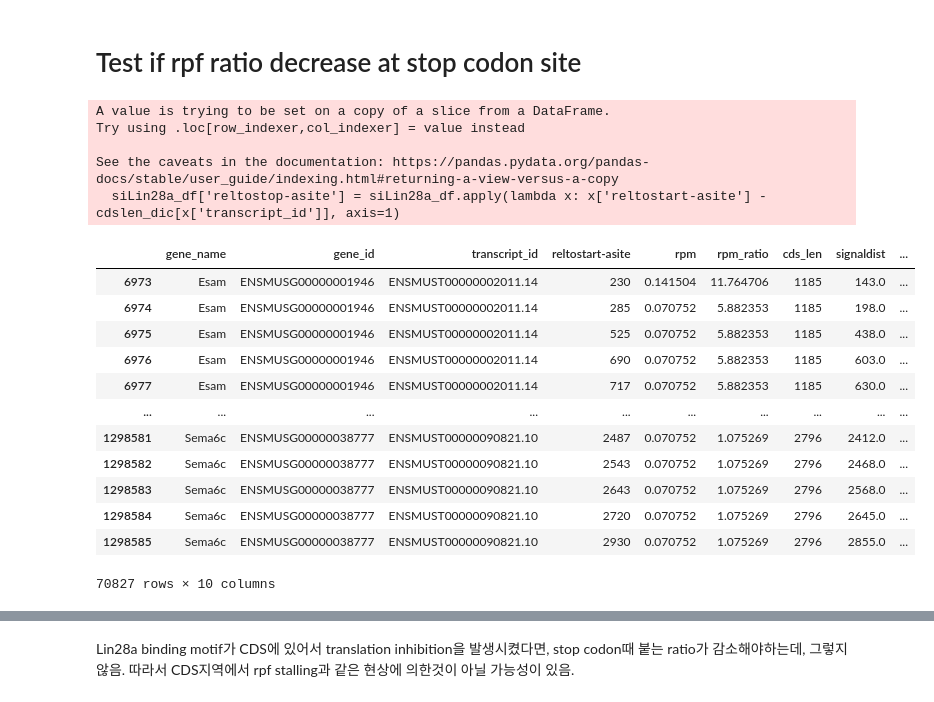
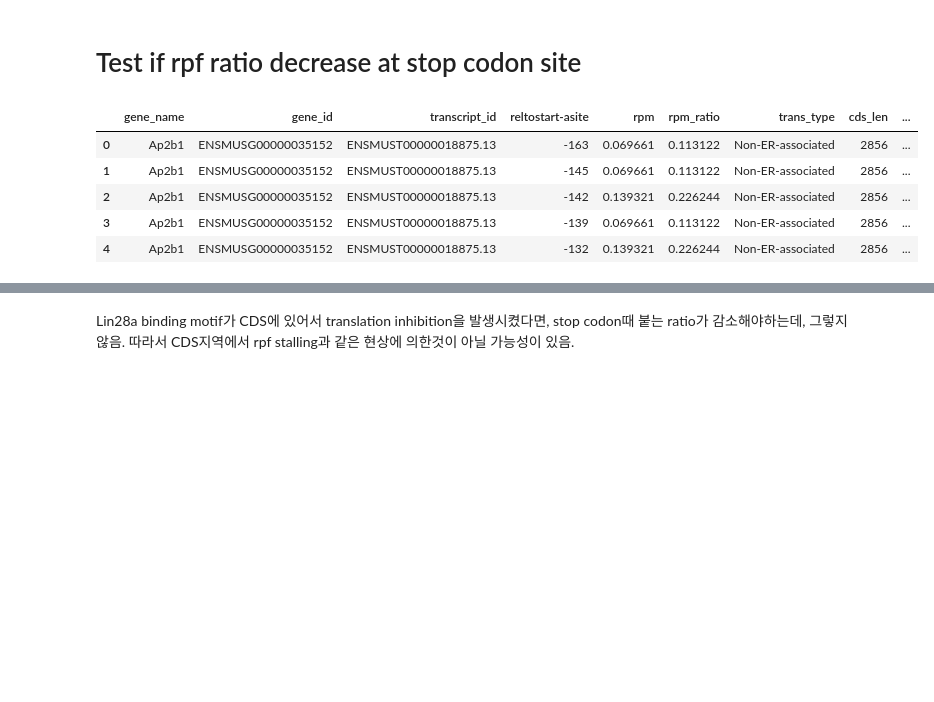
Before and after one commit to junsoopablo/bioinfo2_project, a Jupyter notebook: self_proj/riboseq_depth_change.ipynb, the cells around one changed output, grey strips where cells are left out. Cells and saved outputs as stored; diff of their text form; code cells hidden in the pictures; blank space fills up the shorter version.

```diff
--- a/self_proj/riboseq_depth_change.ipynb
+++ b/self_proj/riboseq_depth_change.ipynb
@@ -281,12 +281,14 @@ peakmid_dic = {k:v for k,v in peakmid_dic.items() if len(v)>0}
 # %% [markdown]
 # Select highly expressing genes
 # %%
+# startcodon에서 enrich되는 peak을 보니깐 +13 nt offset으로 예상됨
+
 def select_highly_expressing_genes(file):
     rpf_all = pd.read_csv(file, sep='\t', names=['transcript_id','start','end','count'])
     # select representative isoforms
     rpf_all = pd.merge(rpf_all, codinglengths_gene, on='transcript_id', how='inner')
-    rpf_all['reltostart-asite'] = rpf_all['start'] - rpf_all['utr5'] + 18
-    rpf_all = rpf_all.loc[rpf_all['reltostart-asite']>0]
+    rpf_all['reltostart-asite'] = rpf_all['start'] - rpf_all['utr5'] + 13
+    # rpf_all = rpf_all.loc[rpf_all['reltostart-asite']>0]
     # select highly expressing genes
     rpf = rpf_all.groupby(['gene_name','transcript_id']).sum().sort_values(by='count', ascending=False)[['count']].reset_index()
     total_read = rpf['count'].sum()
@@ -411,12 +589,12 @@ siLin28a_df
 # %%
-siLuc_df['signaldist'] = siLuc_df.apply(lambda x: x['reltostart-asite'] - nsignal_prot_dic[x['gene_id']][1] if x['gene_id'] in nsignal_prot_dic.keys() else None, axis=1)
-siLin28a_df['signaldist'] = siLin28a_df.apply(lambda x: x['reltostart-asite'] - nsignal_prot_dic[x['gene_id']][1] if x['gene_id'] in nsignal_prot_dic.keys() else None, axis=1)
+# siLuc_df['signaldist'] = siLuc_df.apply(lambda x: x['reltostart-asite'] - nsignal_prot_dic[x['gene_id']][1] if x['gene_id'] in nsignal_prot_dic.keys() else None, axis=1)
+# siLin28a_df['signaldist'] = siLin28a_df.apply(lambda x: x['reltostart-asite'] - nsignal_prot_dic[x['gene_id']][1] if x['gene_id'] in nsignal_prot_dic.keys() else None, axis=1)
 
-siLuc_df['signaldist_group'] = np.where(siLuc_df['signaldist'] <=0, True, False)
-siLin28a_df['signaldist_group'] = np.where(siLin28a_df['signaldist'] <=0, True, False)
+# siLuc_df['signaldist_group'] = np.where(siLuc_df['signaldist'] <=0, True, False)
+# siLin28a_df['signaldist_group'] = np.where(siLin28a_df['signaldist'] <=0, True, False)
 
-siLuc_df = siLuc_df.loc[siLuc_df['signaldist'].notnull()]
-siLin28a_df = siLin28a_df.loc[siLin28a_df['signaldist'].notnull()]
+# siLuc_df = siLuc_df.loc[siLuc_df['signaldist'].notnull()]
+# siLin28a_df = siLin28a_df.loc[siLin28a_df['signaldist'].notnull()]
 
 
-siLin28a_df
+# siLin28a_df
@@ -492,24 +634,12 @@ Text(0.5, 0, "Distance from 3'end of signal peptide")
 # %%
 siLin28a_df['reltostop-asite'] = siLin28a_df.apply(lambda x: x['reltostart-asite'] - cdslen_dic[x['transcript_id']], axis=1)
 siLuc_df['reltostop-asite'] = siLuc_df.apply(lambda x: x['reltostart-asite'] - cdslen_dic[x['transcript_id']], axis=1)
 
-siLin28a_df
+siLin28a_df.head()
 # %% [output]
-A value is trying to be set on a copy of a slice from a DataFrame.
-Try using .loc[row_indexer,col_indexer] = value instead
-
-See the caveats in the documentation: https://pandas.pydata.org/pandas-docs/stable/user_guide/indexing.html#returning-a-view-versus-a-copy
-  siLin28a_df['reltostop-asite'] = siLin28a_df.apply(lambda x: x['reltostart-asite'] - cdslen_dic[x['transcript_id']], axis=1)
-|  | gene_name | gene_id | transcript_id | reltostart-asite | rpm | rpm_ratio | cds_len | signaldist | ... |
-| 6973 | Esam | ENSMUSG00000001946 | ENSMUST00000002011.14 | 230 | 0.141504 | 11.764706 | 1185 | 143.0 | ... |
-| 6974 | Esam | ENSMUSG00000001946 | ENSMUST00000002011.14 | 285 | 0.070752 | 5.882353 | 1185 | 198.0 | ... |
-| 6975 | Esam | ENSMUSG00000001946 | ENSMUST00000002011.14 | 525 | 0.070752 | 5.882353 | 1185 | 438.0 | ... |
-| 6976 | Esam | ENSMUSG00000001946 | ENSMUST00000002011.14 | 690 | 0.070752 | 5.882353 | 1185 | 603.0 | ... |
-| 6977 | Esam | ENSMUSG00000001946 | ENSMUST00000002011.14 | 717 | 0.070752 | 5.882353 | 1185 | 630.0 | ... |
-| ... | ... | ... | ... | ... | ... | ... | ... | ... | ... |
-| 1298581 | Sema6c | ENSMUSG00000038777 | ENSMUST00000090821.10 | 2487 | 0.070752 | 1.075269 | 2796 | 2412.0 | ... |
-| 1298582 | Sema6c | ENSMUSG00000038777 | ENSMUST00000090821.10 | 2543 | 0.070752 | 1.075269 | 2796 | 2468.0 | ... |
-| 1298583 | Sema6c | ENSMUSG00000038777 | ENSMUST00000090821.10 | 2643 | 0.070752 | 1.075269 | 2796 | 2568.0 | ... |
-| 1298584 | Sema6c | ENSMUSG00000038777 | ENSMUST00000090821.10 | 2720 | 0.070752 | 1.075269 | 2796 | 2645.0 | ... |
-| 1298585 | Sema6c | ENSMUSG00000038777 | ENSMUST00000090821.10 | 2930 | 0.070752 | 1.075269 | 2796 | 2855.0 | ... |
+|  | gene_name | gene_id | transcript_id | reltostart-asite | rpm | rpm_ratio | trans_type | cds_len | ... |
+| 0 | Ap2b1 | ENSMUSG00000035152 | ENSMUST00000018875.13 | -163 | 0.069661 | 0.113122 | Non-ER-associated | 2856 | ... |
+| 1 | Ap2b1 | ENSMUSG00000035152 | ENSMUST00000018875.13 | -145 | 0.069661 | 0.113122 | Non-ER-associated | 2856 | ... |
+| 2 | Ap2b1 | ENSMUSG00000035152 | ENSMUST00000018875.13 | -142 | 0.139321 | 0.226244 | Non-ER-associated | 2856 | ... |
+| 3 | Ap2b1 | ENSMUSG00000035152 | ENSMUST00000018875.13 | -139 | 0.069661 | 0.113122 | Non-ER-associated | 2856 | ... |
+| 4 | Ap2b1 | ENSMUSG00000035152 | ENSMUST00000018875.13 | -132 | 0.139321 | 0.226244 | Non-ER-associated | 2856 | ... |
-70827 rows × 10 columns
```
Also changed, not shown: parts of 39 cells of this notebook, 1 other file.
